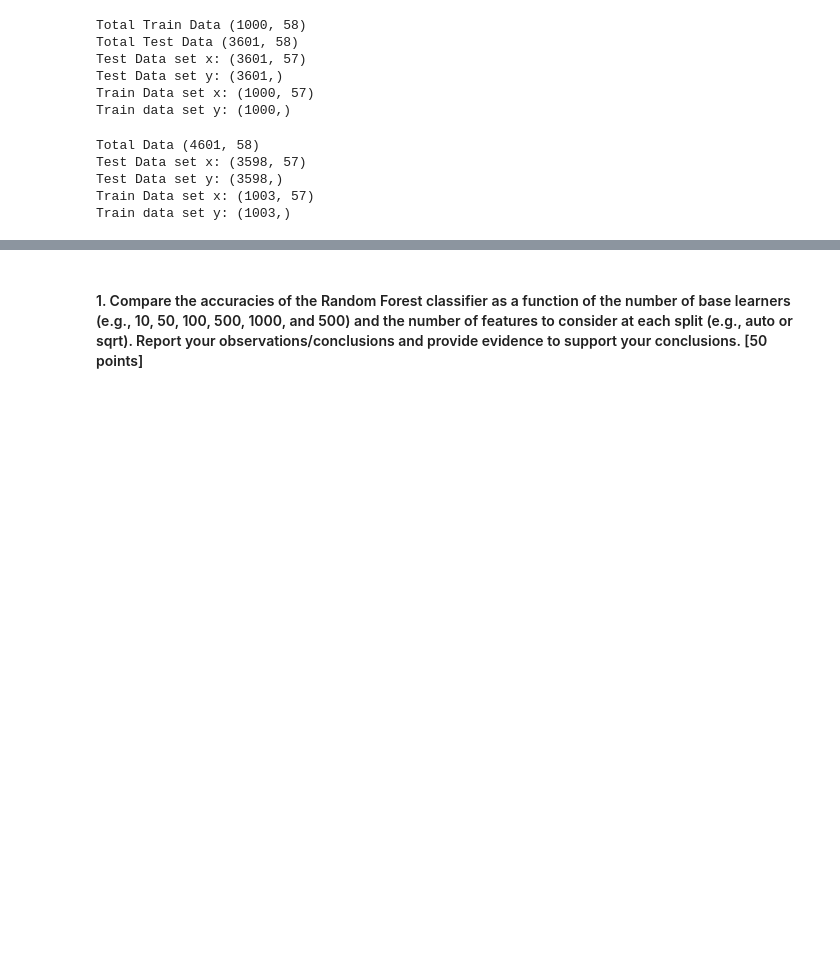
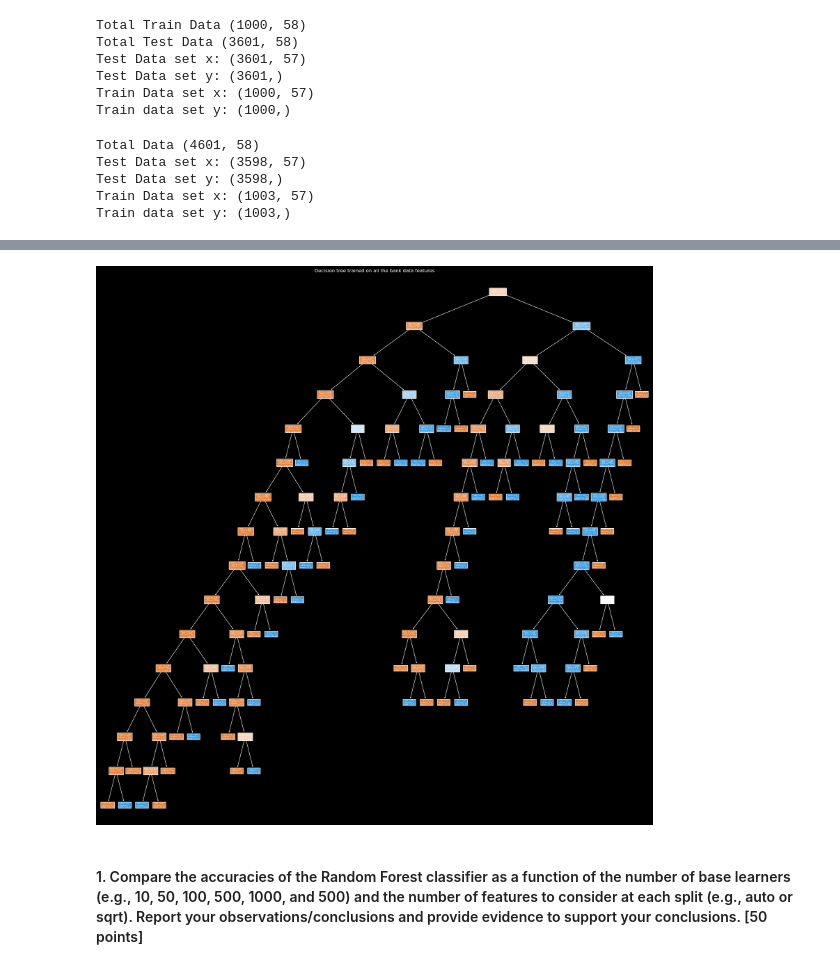
Before and after one commit to niral-patel/-Statics-for-DS-Assignment---1, a Jupyter notebook: Assingment - 1.ipynb, the cells around one changed output, grey strips where cells are left out. Saved outputs shown, nothing was run; the diff lists cells and outputs as text; code cells hidden in the pictures; blank space fills up the shorter version.

```diff
--- a/Assingment - 1.ipynb
+++ b/Assingment - 1.ipynb
@@ -123,3 +195,10 @@ Confusion Matrix:
+# %%
+plt.figure(figsize=(25,25))
+tree.plot_tree(decision_tree_clf, filled=True)
+plt.title("Decision tree trained on all the bank data features")
+plt.show()
+# %% [output]
+[figure, added]
 # %% [markdown]
 #### 1. Compare the accuracies of the Random Forest classifier as a function of the number of base learners (e.g., 10, 50, 100, 500, 1000, and 500) and the number of features to consider at each split (e.g., auto or sqrt). Report your observations/conclusions and provide evidence to support your conclusions. [50 points]
 # %%
```
Also changed, not shown: parts of 8 cells of this notebook, 2 other files.
